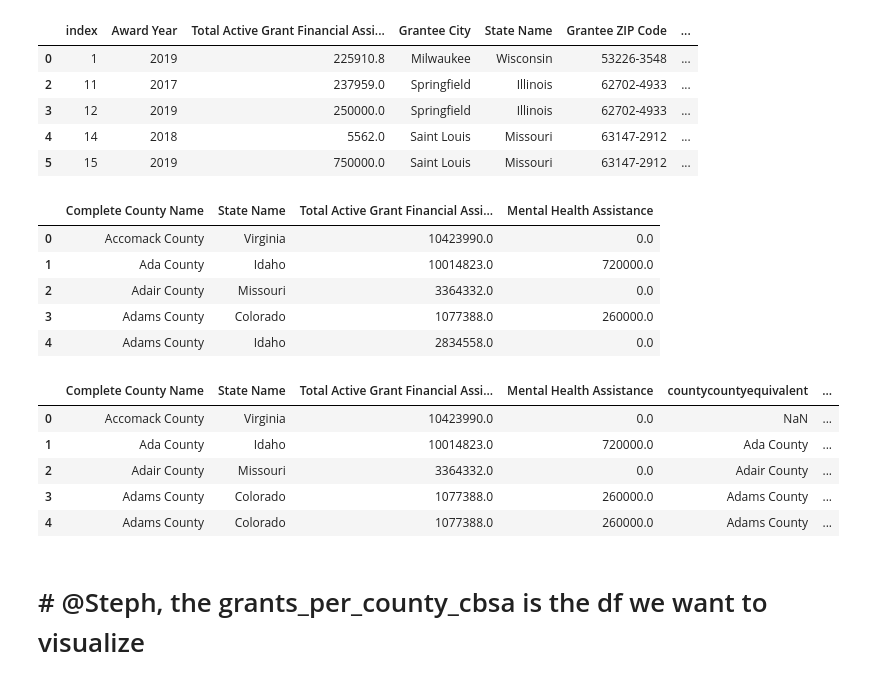
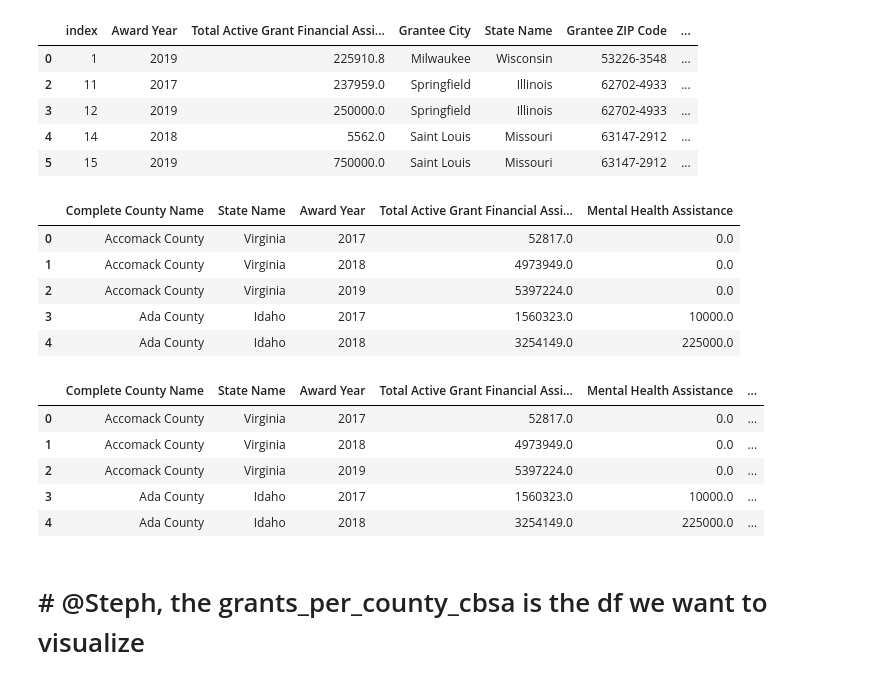
Before and after one commit to ml42322/correlationone_team2, a Jupyter notebook: grant_cbsa_data_2015_2019.ipynb, the cells around one changed output. Saved outputs shown, nothing was run; the diff lists cells and outputs as text; code cells hidden in the pictures.

Commit message:
merge all datasets

```diff
--- a/grant_cbsa_data_2015_2019.ipynb
+++ b/grant_cbsa_data_2015_2019.ipynb
@@ -4,7 +4,7 @@ import pandas as pd
 import matplotlib.pyplot as plt
 # import seaborn as sns
 # %%
-df = pd.read_csv('EHB_ACTIVE_GRANT_FA_AGR.csv')
+df = pd.read_csv('./Data/EHB_ACTIVE_GRANT_FA_AGR.csv')
 # %%
 # df.head()
 # df.columns
@@ -52,32 +52,32 @@ grant_data_2015_2019.head()
 # %%
 # get grant assistance per state
 # grants_per_county = grant_data_2019.groupby(by='Complete County Name')['Total Active Grant Financial Assistance'].sum().reset_index()
 # grants_per_county.head()
 
 grant_data_2015_2019['Mental Health Assistance'] = grant_data_2015_2019.apply(lambda row: row['Total Active Grant Financial Assistance']\
                                                                                if 'mental health' in row['Uniform Data System Grant Program Description'] else 0, axis =1)
 
-grants_per_county = grant_data_2015_2019.groupby(by=['Complete County Name', 'State Name'])[['Total Active Grant Financial Assistance', 'Mental Health Assistance']].sum().reset_index()
+grants_per_county = grant_data_2015_2019.groupby(by=['Complete County Name', 'State Name','Award Year'])[['Total Active Grant Financial Assistance', 'Mental Health Assistance']].sum().reset_index()
 grants_per_county.head()
 # %% [output]
-|  | Complete County Name | State Name | Total Active Grant Financial Assi... | Mental Health Assistance |
-| 0 | Accomack County | Virginia | 10423990.0 | 0.0 |
-| 1 | Ada County | Idaho | 10014823.0 | 720000.0 |
-| 2 | Adair County | Missouri | 3364332.0 | 0.0 |
-| 3 | Adams County | Colorado | 1077388.0 | 260000.0 |
-| 4 | Adams County | Idaho | 2834558.0 | 0.0 |
+|  | Complete County Name | State Name | Award Year | Total Active Grant Financial Assi... | Mental Health Assistance |
+| 0 | Accomack County | Virginia | 2017 | 52817.0 | 0.0 |
+| 1 | Accomack County | Virginia | 2018 | 4973949.0 | 0.0 |
+| 2 | Accomack County | Virginia | 2019 | 5397224.0 | 0.0 |
+| 3 | Ada County | Idaho | 2017 | 1560323.0 | 10000.0 |
+| 4 | Ada County | Idaho | 2018 | 3254149.0 | 225000.0 |
 # %%
-cbsa_data = cbsa[['countycountyequivalent', 'centraloutlyingcounty', 'statename', 'cbsacode']]
+cbsa_data = cbsa[['countycountyequivalent', 'centraloutlyingcounty', 'statename', 'cbsacode','metropolitanmicropolitanstatis']]
 
 #cbsa_data.head()
 # merge total grants and mental health grants
-grants_per_county_cbsa = grants_per_county.merge(cbsa_data, how='left', left_on='Complete County Name', right_on='countycountyequivalent')
+grants_per_county_cbsa = grants_per_county.merge(cbsa_data, how='left', left_on=['Complete County Name','State Name'], right_on=['countycountyequivalent','statename'])
 
 grants_per_county_cbsa.head()
 # %% [output]
-|  | Complete County Name | State Name | Total Active Grant Financial Assi... | Mental Health Assistance | countycountyequivalent | ... |
-| 0 | Accomack County | Virginia | 10423990.0 | 0.0 | NaN | ... |
-| 1 | Ada County | Idaho | 10014823.0 | 720000.0 | Ada County | ... |
-| 2 | Adair County | Missouri | 3364332.0 | 0.0 | Adair County | ... |
-| 3 | Adams County | Colorado | 1077388.0 | 260000.0 | Adams County | ... |
-| 4 | Adams County | Colorado | 1077388.0 | 260000.0 | Adams County | ... |
+|  | Complete County Name | State Name | Award Year | Total Active Grant Financial Assi... | Mental Health Assistance | ... |
+| 0 | Accomack County | Virginia | 2017 | 52817.0 | 0.0 | ... |
+| 1 | Accomack County | Virginia | 2018 | 4973949.0 | 0.0 | ... |
+| 2 | Accomack County | Virginia | 2019 | 5397224.0 | 0.0 | ... |
+| 3 | Ada County | Idaho | 2017 | 1560323.0 | 10000.0 | ... |
+| 4 | Ada County | Idaho | 2018 | 3254149.0 | 225000.0 | ... |
```
Also changed, not shown: parts of 3 cells of this notebook, 2 other files.
